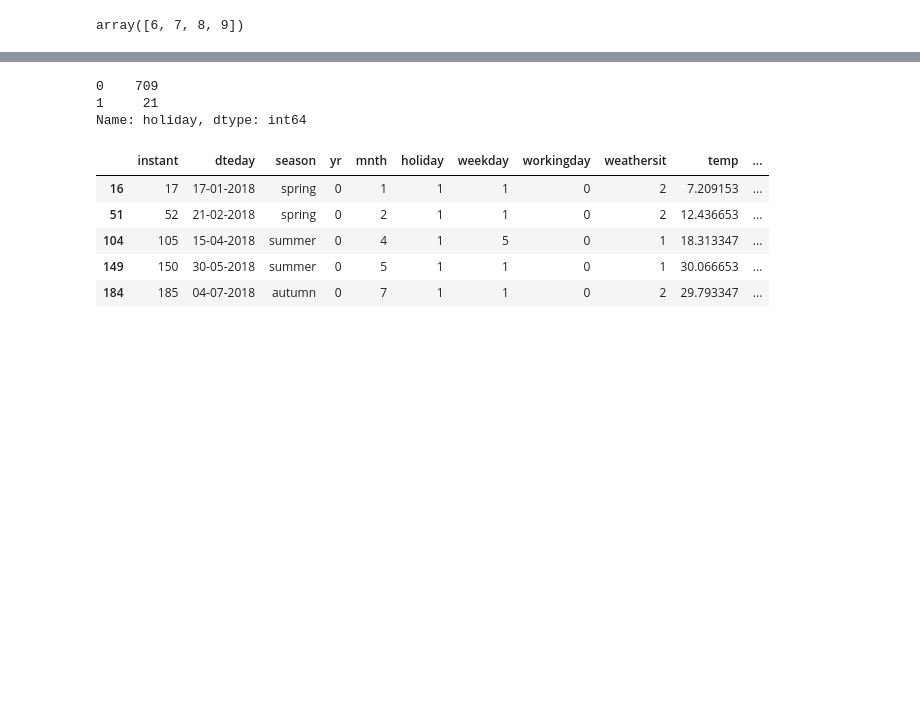
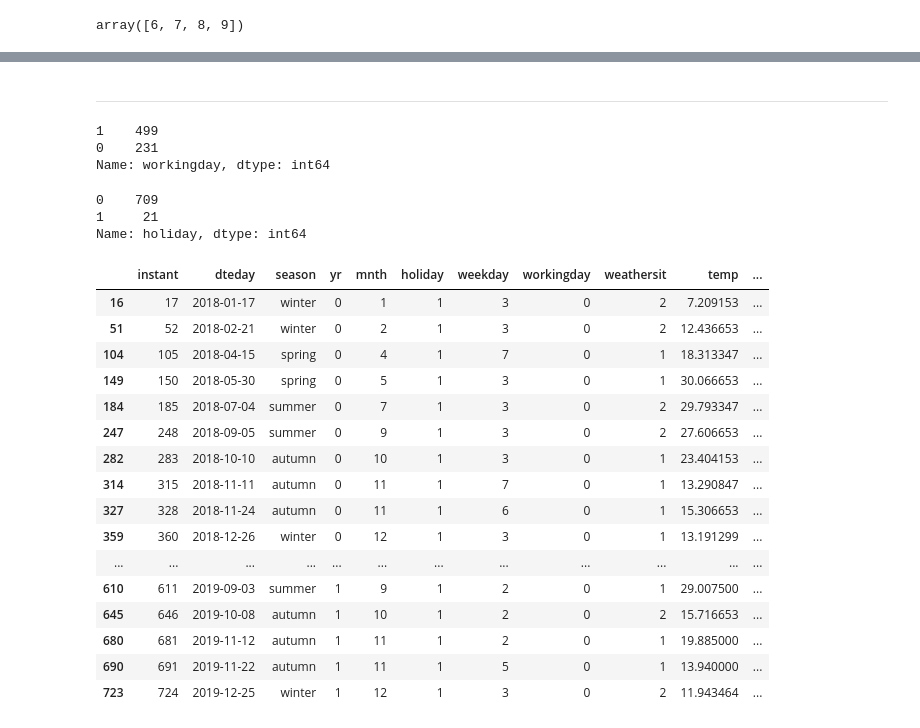
Before and after one commit to Adalab/proyecto-promo-C-modulo-3-team-2, a Jupyter notebook: exploracion.ipynb, the cells around one changed output, grey strips where cells are left out. Drawn from its saved outputs; the diff is of its cells as text; code cells hidden in the pictures; blank space fills up the shorter version.

```diff
--- a/exploracion.ipynb
+++ b/exploracion.ipynb
@@ -104,3 +100,7 @@ df.head(3)
+# %%
+mapa_estaciones ={"spring": "winter", "winter": "autumn", "summer":"spring", "autumn":"summer"}
+# %%
+df["season"] = df["season"].map(mapa_estaciones)
 # %%
 #Primavera 21 marzo - 20 junio
 #Verano 21 junio - 22 septiembre
@@ -197,0 +113,7 @@ df.sample(5)
+# %%
+def dia_semana(col):
+    return col.isoweekday()
+# %%
+df["weekday"]= df["dteday"].apply(dia_semana)
+# %% [markdown]
+__________
@@ -198,3 +123,9 @@ df.sample(5)
+# %%
+df.workingday.value_counts()
+# %% [output]
+1    499
+0    231
+Name: workingday, dtype: int64
 # %%
 df.holiday.value_counts()
 # %% [output]
@@ -204,14 +135,25 @@ Name: holiday, dtype: int64
 # %%
 festivos = df[df['holiday']== 1]
 # %%
-festivos.head()
+festivos.head(21)
 # %% [output]
 |  | instant | dteday | season | yr | mnth | holiday | weekday | workingday | weathersit | temp | ... |
-| 16 | 17 | 17-01-2018 | spring | 0 | 1 | 1 | 1 | 0 | 2 | 7.209153 | ... |
-| 51 | 52 | 21-02-2018 | spring | 0 | 2 | 1 | 1 | 0 | 2 | 12.436653 | ... |
-| 104 | 105 | 15-04-2018 | summer | 0 | 4 | 1 | 5 | 0 | 1 | 18.313347 | ... |
-| 149 | 150 | 30-05-2018 | summer | 0 | 5 | 1 | 1 | 0 | 1 | 30.066653 | ... |
-| 184 | 185 | 04-07-2018 | autumn | 0 | 7 | 1 | 1 | 0 | 2 | 29.793347 | ... |
+| 16 | 17 | 2018-01-17 | winter | 0 | 1 | 1 | 3 | 0 | 2 | 7.209153 | ... |
+| 51 | 52 | 2018-02-21 | winter | 0 | 2 | 1 | 3 | 0 | 2 | 12.436653 | ... |
+| 104 | 105 | 2018-04-15 | spring | 0 | 4 | 1 | 7 | 0 | 1 | 18.313347 | ... |
+| 149 | 150 | 2018-05-30 | spring | 0 | 5 | 1 | 3 | 0 | 1 | 30.066653 | ... |
+| 184 | 185 | 2018-07-04 | summer | 0 | 7 | 1 | 3 | 0 | 2 | 29.793347 | ... |
+| 247 | 248 | 2018-09-05 | summer | 0 | 9 | 1 | 3 | 0 | 2 | 27.606653 | ... |
+| 282 | 283 | 2018-10-10 | autumn | 0 | 10 | 1 | 3 | 0 | 1 | 23.404153 | ... |
+| 314 | 315 | 2018-11-11 | autumn | 0 | 11 | 1 | 7 | 0 | 1 | 13.290847 | ... |
+| 327 | 328 | 2018-11-24 | autumn | 0 | 11 | 1 | 6 | 0 | 1 | 15.306653 | ... |
+| 359 | 360 | 2018-12-26 | winter | 0 | 12 | 1 | 3 | 0 | 1 | 13.191299 | ... |
+| ... | ... | ... | ... | ... | ... | ... | ... | ... | ... | ... | ... |
+| 610 | 611 | 2019-09-03 | summer | 1 | 9 | 1 | 2 | 0 | 1 | 29.007500 | ... |
+| 645 | 646 | 2019-10-08 | autumn | 1 | 10 | 1 | 2 | 0 | 2 | 15.716653 | ... |
+| 680 | 681 | 2019-11-12 | autumn | 1 | 11 | 1 | 2 | 0 | 1 | 19.885000 | ... |
+| 690 | 691 | 2019-11-22 | autumn | 1 | 11 | 1 | 5 | 0 | 1 | 13.940000 | ... |
+| 723 | 724 | 2019-12-25 | winter | 1 | 12 | 1 | 3 | 0 | 2 | 11.943464 | ... |
 # %%
 
 sns.heatmap(df.corr(),
```
Also changed, not shown: parts of 20 cells of this notebook.
